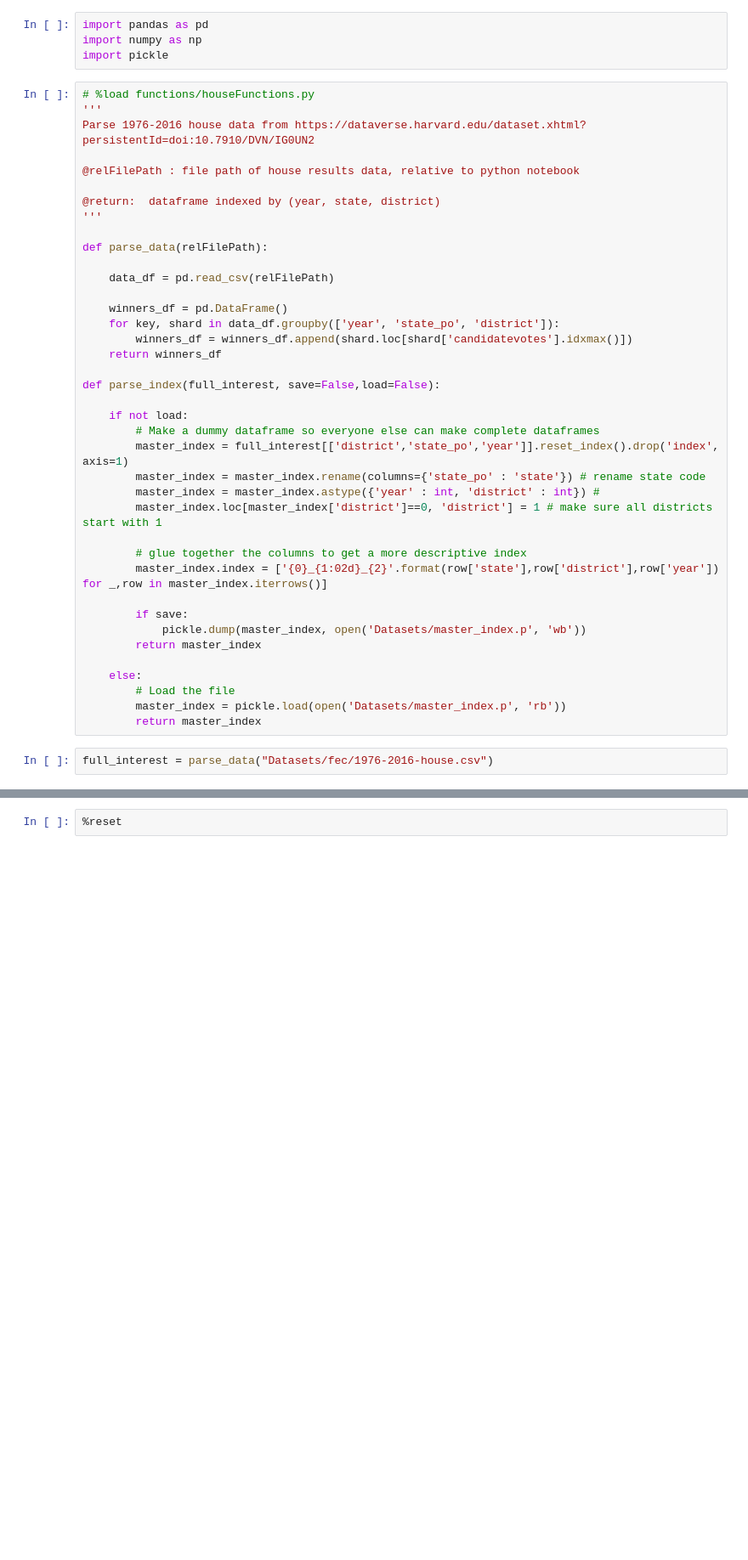
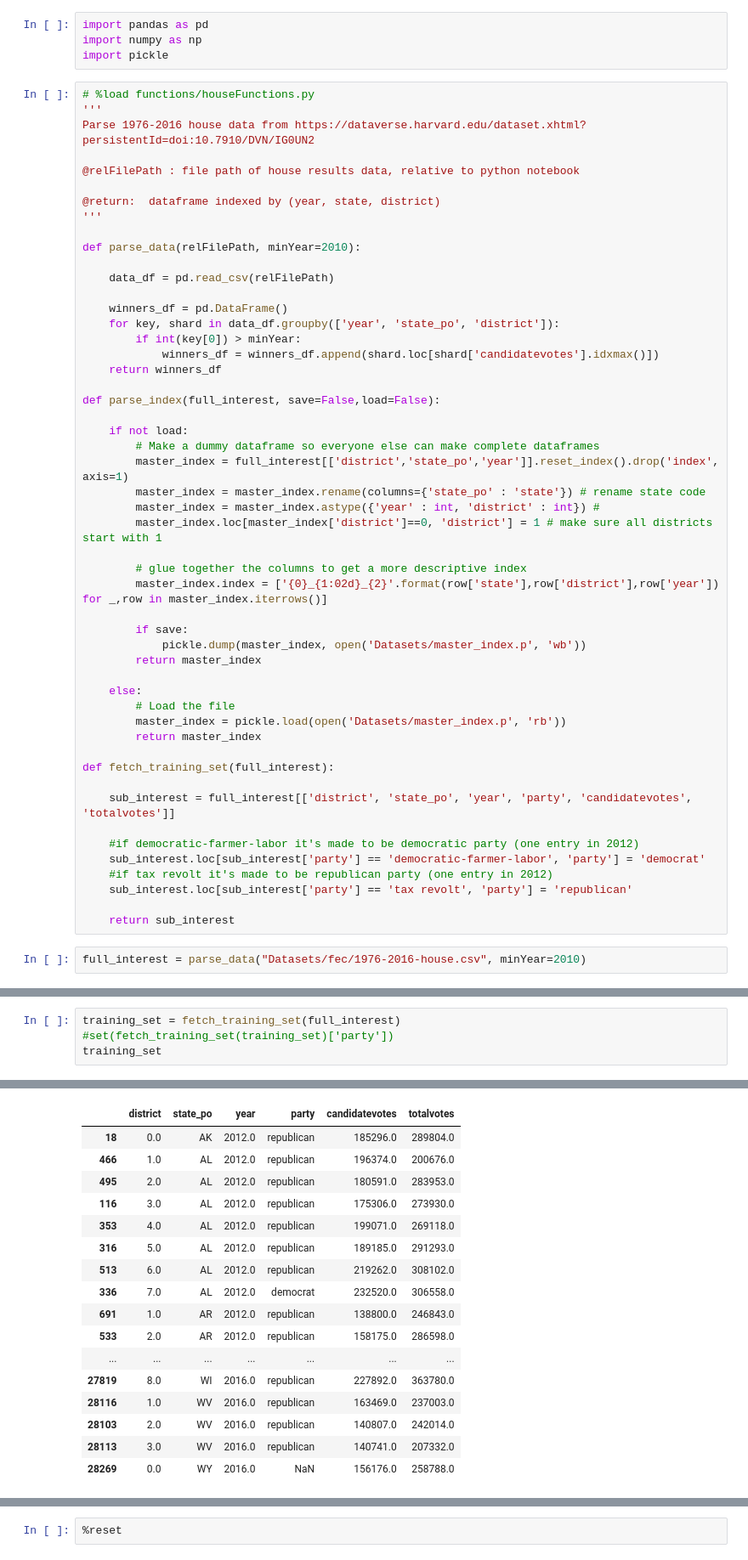
Before and after one commit to WildTangles/ac209a_project, a Jupyter notebook: House-Preprocessing.ipynb, the cells around one changed output, grey strips where cells are left out. Shown at 85% size. Saved outputs shown, nothing was run; the diff lists cells and outputs as text; blank space fills up the shorter version.

Commit message:
quick push for data load fixing

```diff
--- a/House-Preprocessing.ipynb
+++ b/House-Preprocessing.ipynb
@@ -12,13 +12,14 @@ Parse 1976-2016 house data from https://dataverse.harvard.edu/dataset.xhtml?pers
 @return:  dataframe indexed by (year, state, district)
 '''
 
-def parse_data(relFilePath):
+def parse_data(relFilePath, minYear=2010):
 
     data_df = pd.read_csv(relFilePath)
 
     winners_df = pd.DataFrame()
     for key, shard in data_df.groupby(['year', 'state_po', 'district']):
-    	winners_df = winners_df.append(shard.loc[shard['candidatevotes'].idxmax()])
+        if int(key[0]) > minYear:
+            winners_df = winners_df.append(shard.loc[shard['candidatevotes'].idxmax()])
     return winners_df
 
 def parse_index(full_interest, save=False,load=False):
@@ -41,5 +42,16 @@ def parse_index(full_interest, save=False,load=False):
         # Load the file
         master_index = pickle.load(open('Datasets/master_index.p', 'rb'))
         return master_index
+
+def fetch_training_set(full_interest):
+
+    sub_interest = full_interest[['district', 'state_po', 'year', 'party', 'candidatevotes', 'totalvotes']]
+
+    #if democratic-farmer-labor it's made to be democratic party (one entry in 2012)
+    sub_interest.loc[sub_interest['party'] == 'democratic-farmer-labor', 'party'] = 'democrat'
+    #if tax revolt it's made to be republican party (one entry in 2012)
+    sub_interest.loc[sub_interest['party'] == 'tax revolt', 'party'] = 'republican'
+
+    return sub_interest
 # %%
-full_interest = parse_data("Datasets/fec/1976-2016-house.csv")
+full_interest = parse_data("Datasets/fec/1976-2016-house.csv", minYear=2010)
@@ -66,0 +58,5 @@ full_interest
+# %%
+training_set = fetch_training_set(full_interest)
+#set(fetch_training_set(training_set)['party'])
+training_set
+# %% [output]
@@ -66,0 +68,17 @@ full_interest
+|  | district | state_po | year | party | candidatevotes | totalvotes |
+| 18 | 0.0 | AK | 2012.0 | republican | 185296.0 | 289804.0 |
+| 466 | 1.0 | AL | 2012.0 | republican | 196374.0 | 200676.0 |
+| 495 | 2.0 | AL | 2012.0 | republican | 180591.0 | 283953.0 |
+| 116 | 3.0 | AL | 2012.0 | republican | 175306.0 | 273930.0 |
+| 353 | 4.0 | AL | 2012.0 | republican | 199071.0 | 269118.0 |
+| 316 | 5.0 | AL | 2012.0 | republican | 189185.0 | 291293.0 |
+| 513 | 6.0 | AL | 2012.0 | republican | 219262.0 | 308102.0 |
+| 336 | 7.0 | AL | 2012.0 | democrat | 232520.0 | 306558.0 |
+| 691 | 1.0 | AR | 2012.0 | republican | 138800.0 | 246843.0 |
+| 533 | 2.0 | AR | 2012.0 | republican | 158175.0 | 286598.0 |
+| ... | ... | ... | ... | ... | ... | ... |
+| 27819 | 8.0 | WI | 2016.0 | republican | 227892.0 | 363780.0 |
+| 28116 | 1.0 | WV | 2016.0 | republican | 163469.0 | 237003.0 |
+| 28103 | 2.0 | WV | 2016.0 | republican | 140807.0 | 242014.0 |
+| 28113 | 3.0 | WV | 2016.0 | republican | 140741.0 | 207332.0 |
+| 28269 | 0.0 | WY | 2016.0 | NaN | 156176.0 | 258788.0 |
```
Also changed, not shown: parts of 4 cells of this notebook.
